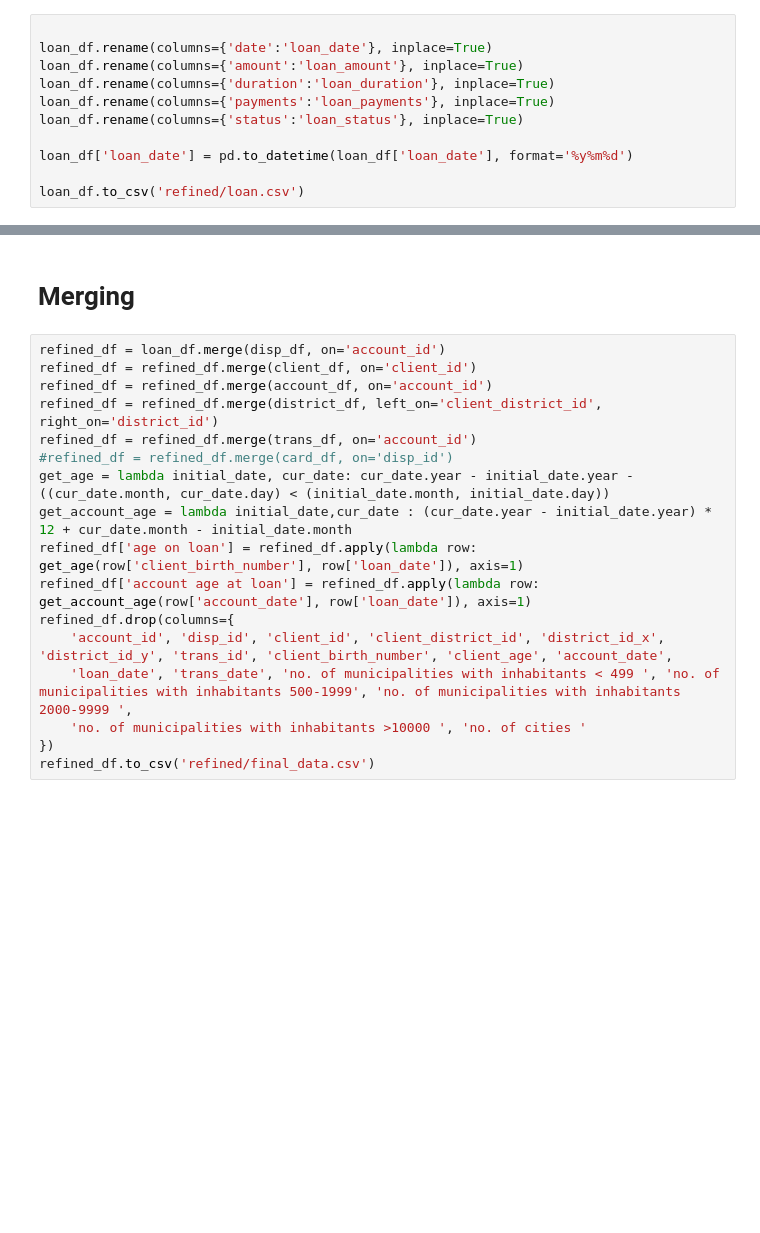
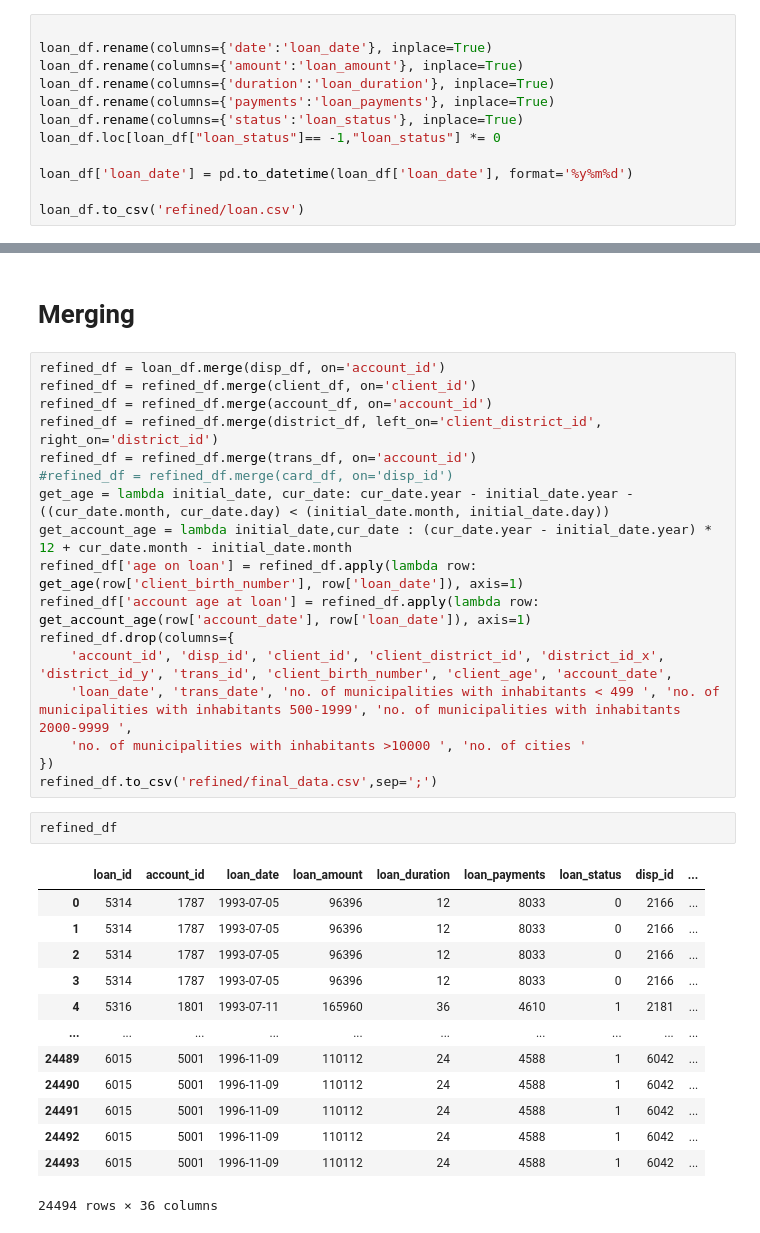
Before and after one commit to BernardoFerreira00/AC-Project, a Jupyter notebook: Notebooks/data processing.ipynb, the cells around one changed output, grey strips where cells are left out. Saved outputs shown, nothing was run; the diff lists cells and outputs as text; blank space fills up the shorter version.

```diff
--- a/Notebooks/data processing.ipynb
+++ b/Notebooks/data processing.ipynb
@@ -121,6 +121,7 @@ loan_df.rename(columns={'amount':'loan_amount'}, inplace=True)
 loan_df.rename(columns={'duration':'loan_duration'}, inplace=True)
 loan_df.rename(columns={'payments':'loan_payments'}, inplace=True)
 loan_df.rename(columns={'status':'loan_status'}, inplace=True)
+loan_df.loc[loan_df["loan_status"]== -1,"loan_status"] *= 0
 
 loan_df['loan_date'] = pd.to_datetime(loan_df['loan_date'], format='%y%m%d')
 
@@ -179,4 +180,20 @@ refined_df.drop(columns={
     'loan_date', 'trans_date', 'no. of municipalities with inhabitants < 499 ', 'no. of municipalities with inhabitants 500-1999', 'no. of municipalities with inhabitants 2000-9999 ',
     'no. of municipalities with inhabitants >10000 ', 'no. of cities '
 })
-refined_df.to_csv('refined/final_data.csv')
+refined_df.to_csv('refined/final_data.csv',sep=';')
+# %%
+refined_df
+# %% [output]
+|  | loan_id | account_id | loan_date | loan_amount | loan_duration | loan_payments | loan_status | disp_id | ... |
+| 0 | 5314 | 1787 | 1993-07-05 | 96396 | 12 | 8033 | 0 | 2166 | ... |
+| 1 | 5314 | 1787 | 1993-07-05 | 96396 | 12 | 8033 | 0 | 2166 | ... |
+| 2 | 5314 | 1787 | 1993-07-05 | 96396 | 12 | 8033 | 0 | 2166 | ... |
+| 3 | 5314 | 1787 | 1993-07-05 | 96396 | 12 | 8033 | 0 | 2166 | ... |
+| 4 | 5316 | 1801 | 1993-07-11 | 165960 | 36 | 4610 | 1 | 2181 | ... |
+| ... | ... | ... | ... | ... | ... | ... | ... | ... | ... |
+| 24489 | 6015 | 5001 | 1996-11-09 | 110112 | 24 | 4588 | 1 | 6042 | ... |
+| 24490 | 6015 | 5001 | 1996-11-09 | 110112 | 24 | 4588 | 1 | 6042 | ... |
+| 24491 | 6015 | 5001 | 1996-11-09 | 110112 | 24 | 4588 | 1 | 6042 | ... |
+| 24492 | 6015 | 5001 | 1996-11-09 | 110112 | 24 | 4588 | 1 | 6042 | ... |
+| 24493 | 6015 | 5001 | 1996-11-09 | 110112 | 24 | 4588 | 1 | 6042 | ... |
+24494 rows × 36 columns
```
Also changed, not shown: 8 other files.
